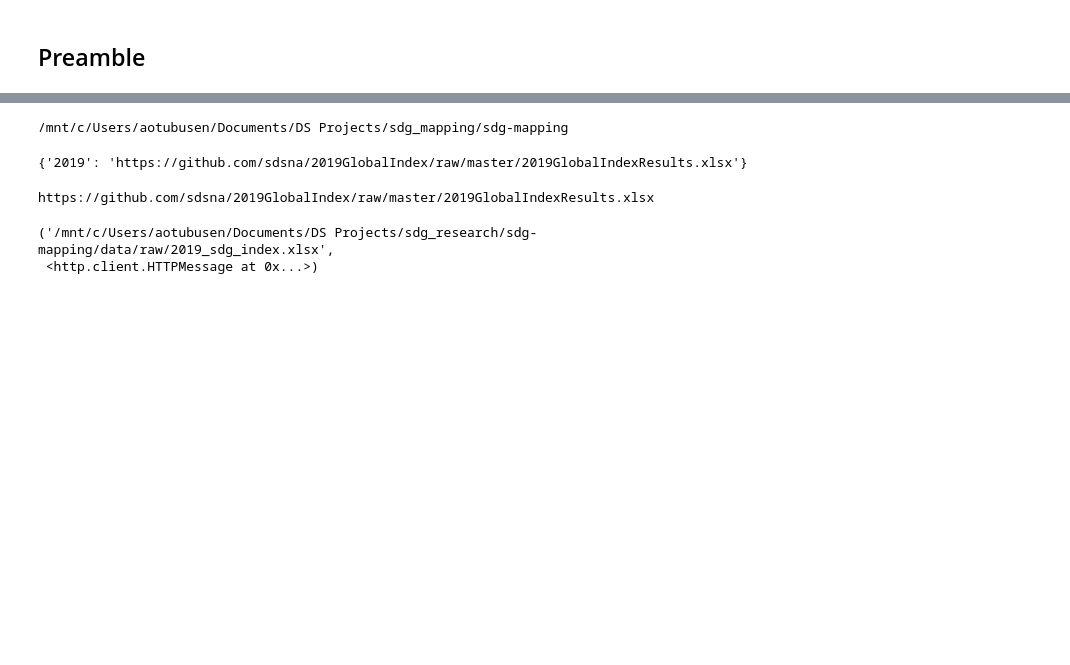
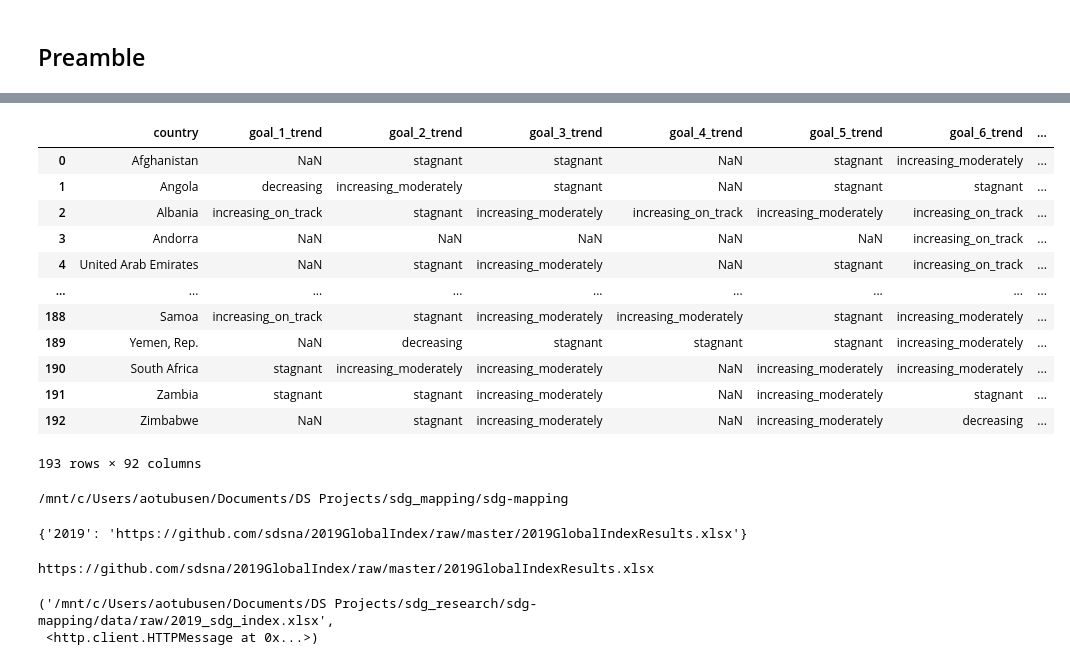
Before and after one commit to nestauk/sdg-mapping, a Jupyter notebook: notebooks/dev/SDG_index.ipynb, the cells around one changed output, grey strips where cells are left out. Saved outputs shown, nothing was run; the diff lists cells and outputs as text; code cells hidden in the pictures; blank space fills up the shorter version.

```diff
--- a/notebooks/dev/SDG_index.ipynb
+++ b/notebooks/dev/SDG_index.ipynb
@@ -15,0 +26,2 @@ from sdg_mapping.utils.misc_utils import fetch
+# %%
+clean_df = sdg_index_utils.load_sdg_index(2019, 'report')
@@ -16,3 +85,22 @@ from sdg_mapping.utils.misc_utils import fetch
+# %%
+trend_columns = [i for i in clean_df.columns if 'trend' in i]
+dashboard_columns = [i for i in clean_df.columns if (('dashboard' in i) and ('goal' in i))]
+# %%
+clean_df[['country'] + trend_columns]
+# %% [output]
+|  | country | goal_1_trend | goal_2_trend | goal_3_trend | goal_4_trend | goal_5_trend | goal_6_trend | ... |
+| 0 | Afghanistan | NaN | stagnant | stagnant | NaN | stagnant | increasing_moderately | ... |
+| 1 | Angola | decreasing | increasing_moderately | stagnant | NaN | stagnant | stagnant | ... |
+| 2 | Albania | increasing_on_track | stagnant | increasing_moderately | increasing_on_track | increasing_moderately | increasing_on_track | ... |
+| 3 | Andorra | NaN | NaN | NaN | NaN | NaN | increasing_on_track | ... |
+| 4 | United Arab Emirates | NaN | stagnant | increasing_moderately | NaN | stagnant | increasing_on_track | ... |
+| ... | ... | ... | ... | ... | ... | ... | ... | ... |
+| 188 | Samoa | increasing_on_track | stagnant | increasing_moderately | increasing_moderately | stagnant | increasing_moderately | ... |
+| 189 | Yemen, Rep. | NaN | decreasing | stagnant | stagnant | stagnant | increasing_moderately | ... |
+| 190 | South Africa | stagnant | increasing_moderately | increasing_moderately | NaN | increasing_moderately | increasing_moderately | ... |
+| 191 | Zambia | stagnant | stagnant | increasing_moderately | NaN | increasing_moderately | stagnant | ... |
+| 192 | Zimbabwe | NaN | stagnant | increasing_moderately | NaN | increasing_moderately | decreasing | ... |
+193 rows × 92 columns
 # %%
 print(project_dir)
 year =2019
```
Also changed, not shown: parts of 10 cells of this notebook, 1 other file.
